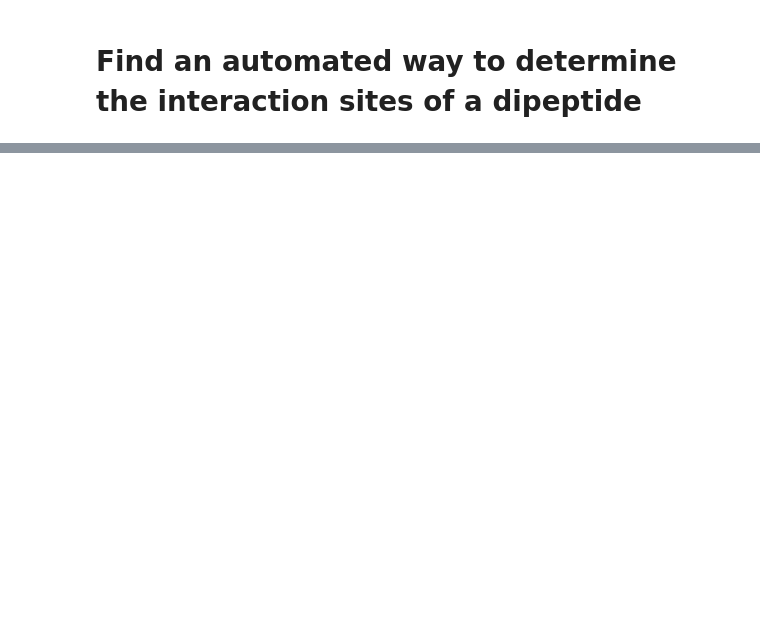
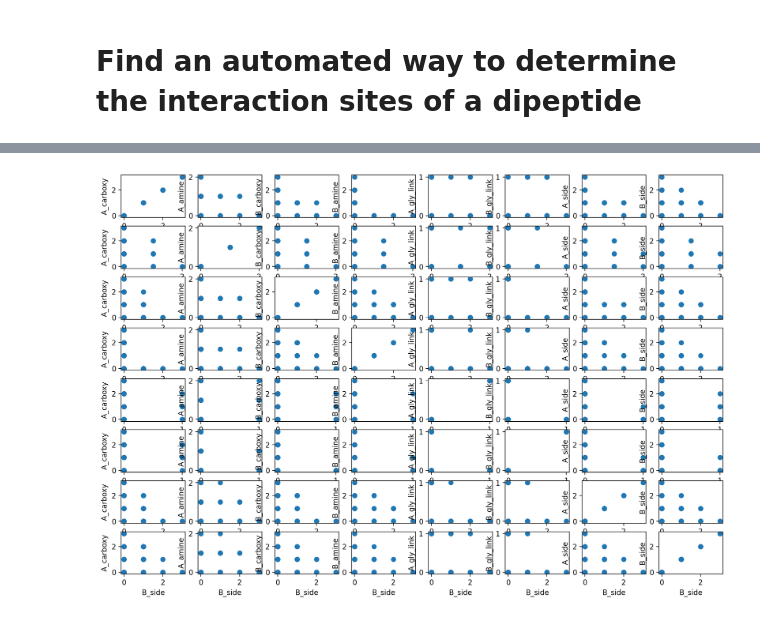
Before and after one commit to ChemRacer/dipeptide_co2, a Jupyter notebook: interaction_sites.ipynb, the cells around one changed output, grey strips where cells are left out. Cells and saved outputs as stored; diff of their text form; code cells hidden in the pictures; blank space fills up the shorter version.

```diff
--- a/interaction_sites.ipynb
+++ b/interaction_sites.ipynb
@@ -542,0 +739,10 @@ inter_dict[scuffed[0]]
+# %%
+fig,ax=plt.subplots(len(Columns),len(Columns),figsize=(15,10))
+for ia,a in enumerate(Columns):
+    for ib,b in enumerate(Columns):
+        ax[ia,ib].scatter(df[a],df[b])
+        ax[ia,ib].set_xlabel(a)
+        ax[ia,ib].set_ylabel(b)
+plt.show()
+# %% [output]
+[figure, added]
```
Also changed, not shown: parts of 35 cells of this notebook, 1 other file.
